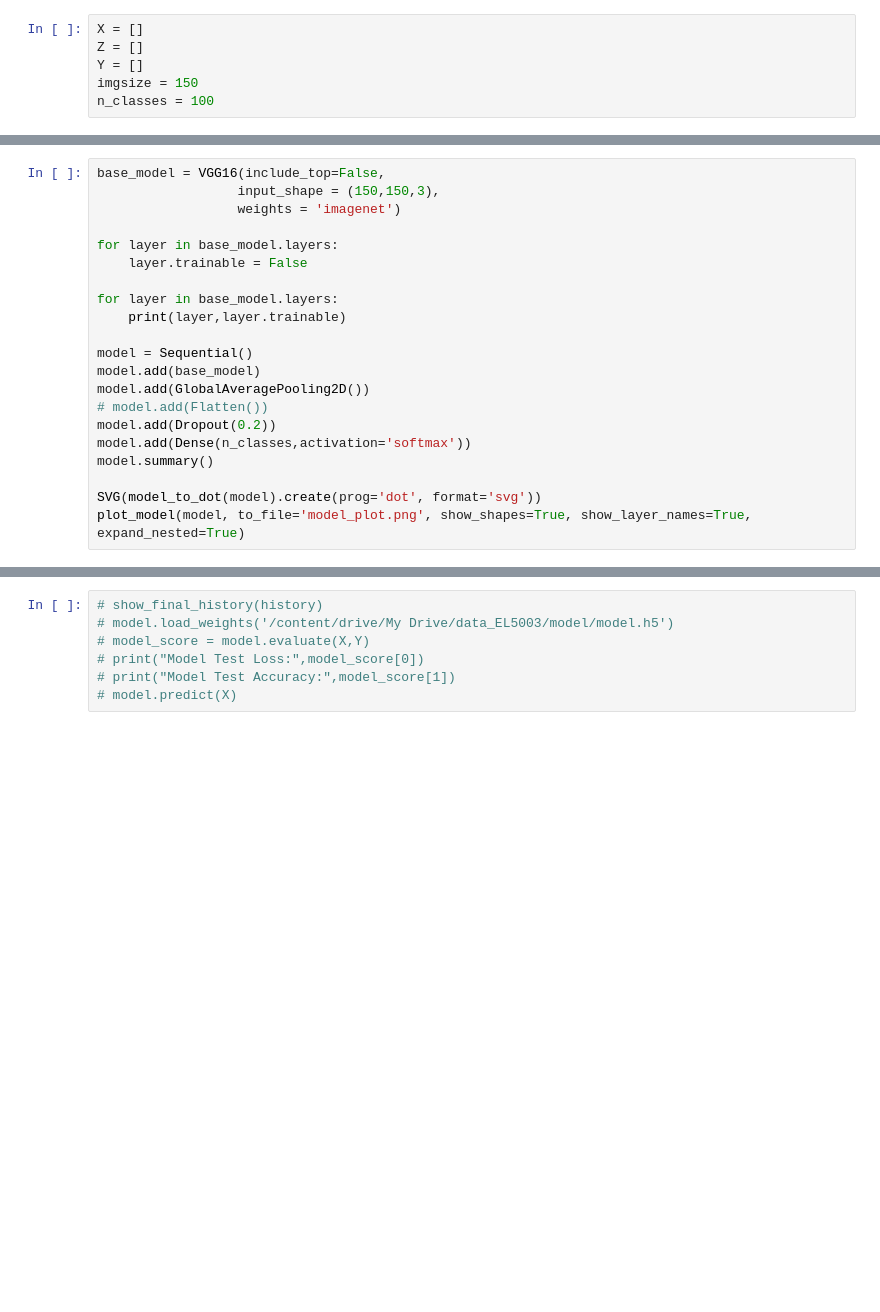
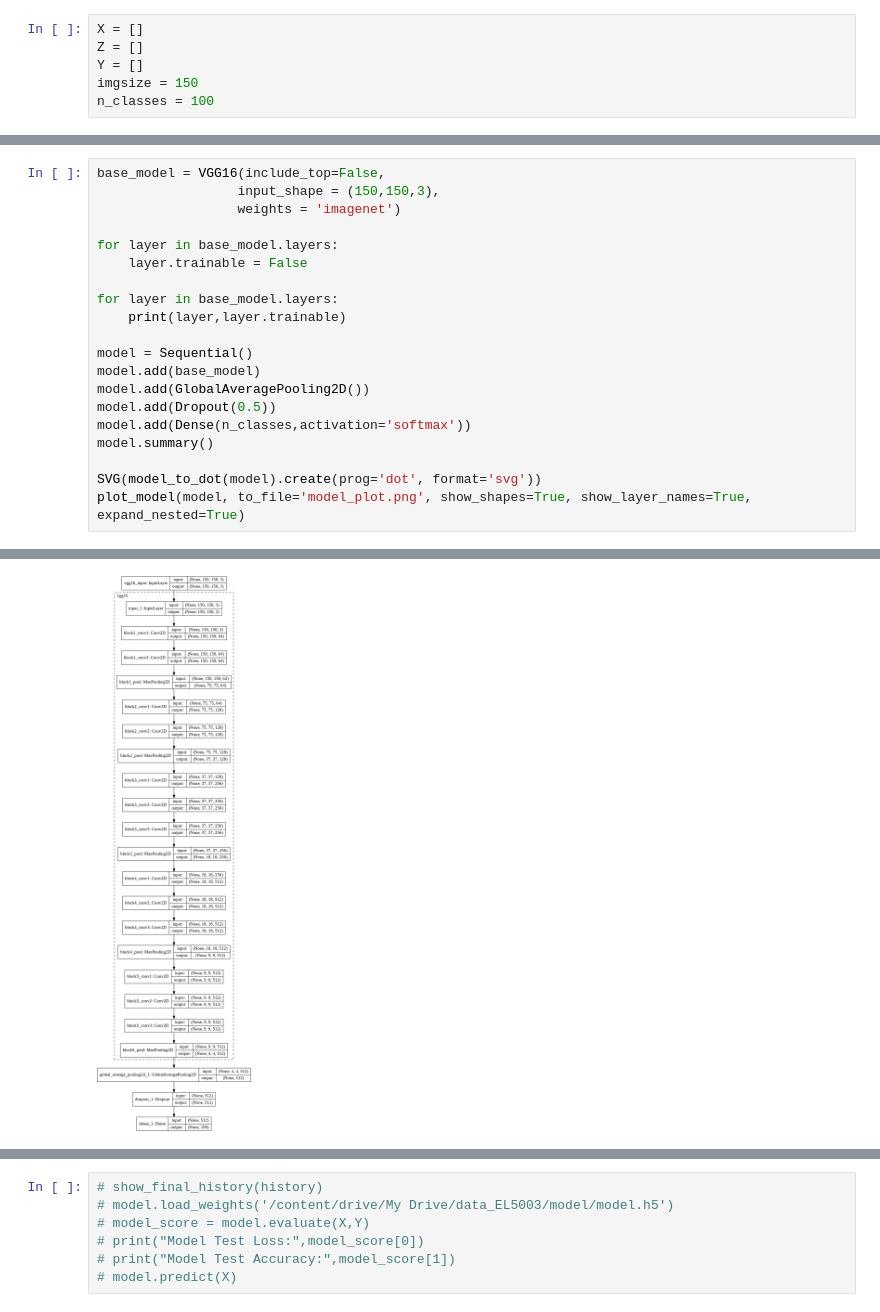
Before and after one commit to MartinVIllesca/CC6204, a Jupyter notebook: taller de proyecto/stanford-dogs-keras-vgg16(1).ipynb, the cells around one changed output, grey strips where cells are left out. Saved outputs shown, nothing was run; the diff lists cells and outputs as text; blank space fills up the shorter version.

```diff
--- a/taller de proyecto/stanford-dogs-keras-vgg16(1).ipynb
+++ b/taller de proyecto/stanford-dogs-keras-vgg16(1).ipynb
@@ -168,10 +177,10 @@ for layer in base_model.layers:
 model = Sequential()
 model.add(base_model)
 model.add(GlobalAveragePooling2D())
-# model.add(Flatten())
-model.add(Dropout(0.2))
+model.add(Dropout(0.5))
 model.add(Dense(n_classes,activation='softmax'))
 model.summary()
 
 SVG(model_to_dot(model).create(prog='dot', format='svg'))
 plot_model(model, to_file='model_plot.png', show_shapes=True, show_layer_names=True, expand_nested=True)
+# %% [output]
@@ -178,3 +204,4 @@ plot_model(model, to_file='model_plot.png', show_shapes=True, show_layer_names=T
+[figure, added]
 # %%
 #-----------Optimizers-----------#
 opt = SGD(lr=1e-4,momentum=0.99)
```
Also changed, not shown: parts of 7 cells of this notebook.
